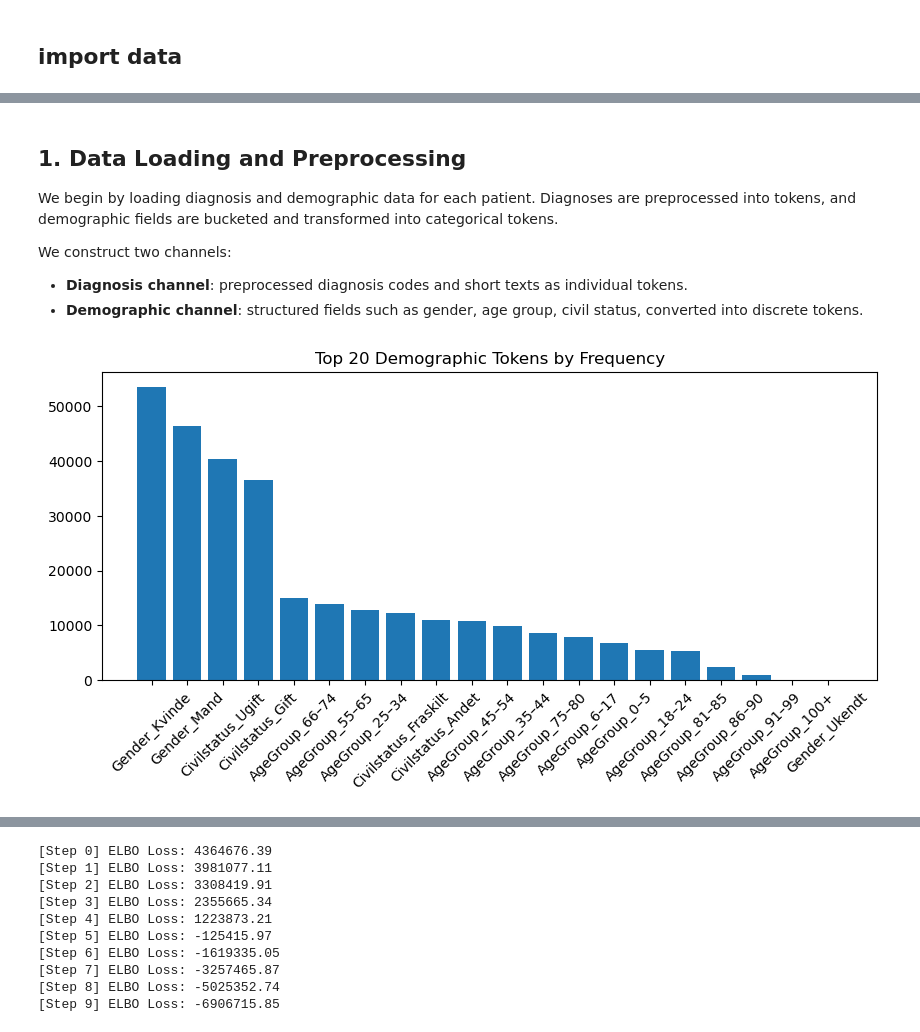
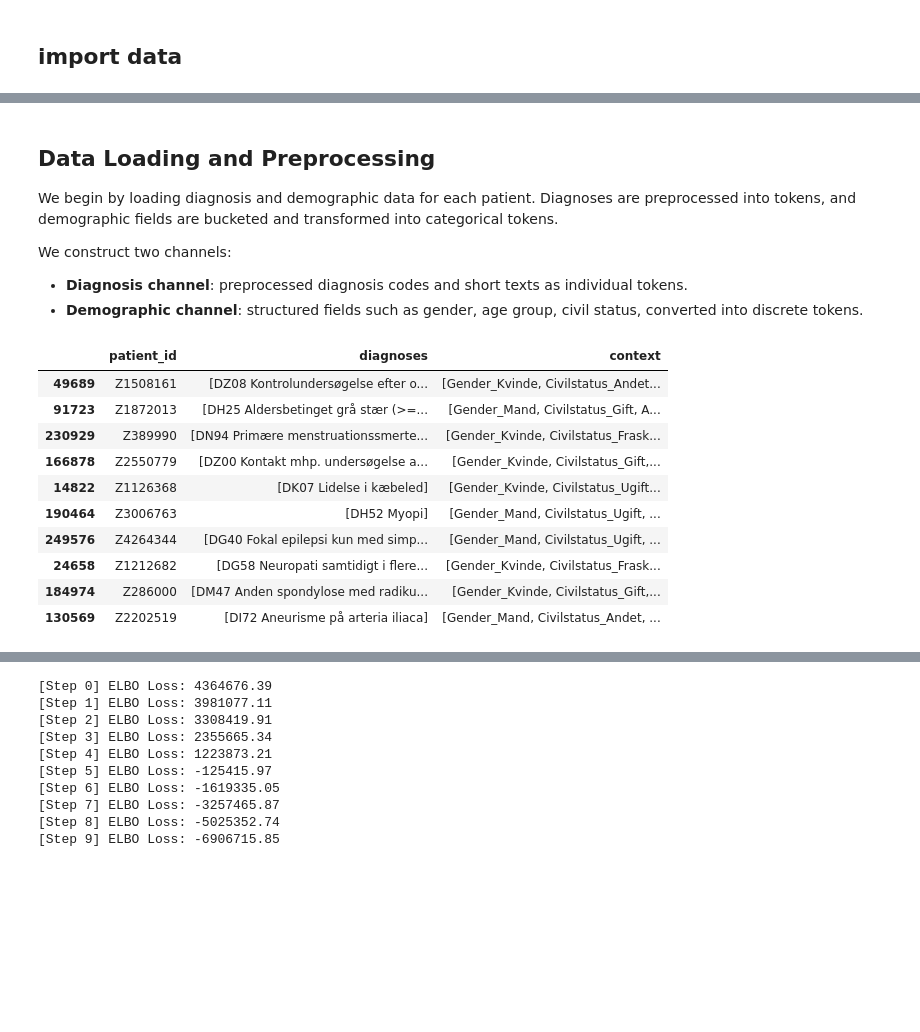
Before and after one commit to KarolineKlan/mbml_project, a Jupyter notebook: 3_MCLDA.ipynb, the cells around one changed output, grey strips where cells are left out. Saved outputs shown, nothing was run; the diff lists cells and outputs as text; code cells hidden in the pictures; blank space fills up the shorter version.

```diff
--- a/3_MCLDA.ipynb
+++ b/3_MCLDA.ipynb
@@ -66,5 +65,5 @@ df.head()
 # %% [markdown]
-## 1. Data Loading and Preprocessing
+## Data Loading and Preprocessing
 
 We begin by loading diagnosis and demographic data for each patient. Diagnoses are preprocessed into tokens, and demographic fields are bucketed and transformed into categorical tokens.
 
@@ -138,44 +137,42 @@ context_dict = (
     .to_dict()
 )
 
 
 # Create patient_df from diagnoses dictionary
 patient_df = pd.DataFrame([
     {"patient_id": pid, "diagnoses": diag}
     for pid, diag in diagnosis_per_patient.items()
 ])
 
 # Create context_df from context_dict
 context_df = pd.DataFrame.from_dict(
     {pid: {"context": tokens} for pid, tokens in context_dict.items()},
     orient="index"
 )
 
 
 patient_df["patient_id"] = patient_df["patient_id"].astype(str).str.strip()
 context_df.index = context_df.index.astype(str).str.strip()
 
 # Merge into one final dataframe
 patient_df = patient_df.set_index("patient_id").join(context_df, how="left").reset_index()
 
 patient_df = patient_df.dropna(subset=["diagnoses", "context"])
 
 
 # Sample a subset of 100,000 patients for training
 patient_df = patient_df.sample(100000, random_state=42)
 
-
-# visual representation of the top demographic tokens
-flat_tokens = [token for row in patient_df["context"] for token in row]
-token_counts = Counter(flat_tokens)
-
-top_tokens = token_counts.most_common(20)
-tokens, counts = zip(*top_tokens)
-
-plt.figure(figsize=(10, 4))
-plt.bar(tokens, counts)
-plt.xticks(rotation=45)
-plt.title("Top 20 Demographic Tokens by Frequency")
-plt.show()
+patient_df.head(10)
 # %% [output]
-[figure, removed]
+|  | patient_id | diagnoses | context |
+| 49689 | Z1508161 | [DZ08 Kontrolundersøgelse efter o... | [Gender_Kvinde, Civilstatus_Andet... |
+| 91723 | Z1872013 | [DH25 Aldersbetinget grå stær (>=... | [Gender_Mand, Civilstatus_Gift, A... |
+| 230929 | Z389990 | [DN94 Primære menstruationssmerte... | [Gender_Kvinde, Civilstatus_Frask... |
+| 166878 | Z2550779 | [DZ00 Kontakt mhp. undersøgelse a... | [Gender_Kvinde, Civilstatus_Gift,... |
+| 14822 | Z1126368 | [DK07 Lidelse i kæbeled] | [Gender_Kvinde, Civilstatus_Ugift... |
+| 190464 | Z3006763 | [DH52 Myopi] | [Gender_Mand, Civilstatus_Ugift, ... |
+| 249576 | Z4264344 | [DG40 Fokal epilepsi kun med simp... | [Gender_Mand, Civilstatus_Ugift, ... |
+| 24658 | Z1212682 | [DG58 Neuropati samtidigt i flere... | [Gender_Kvinde, Civilstatus_Frask... |
+| 184974 | Z286000 | [DM47 Anden spondylose med radiku... | [Gender_Kvinde, Civilstatus_Gift,... |
+| 130569 | Z2202519 | [DI72 Aneurisme på arteria iliaca] | [Gender_Mand, Civilstatus_Andet, ... |
```
Also changed, not shown: parts of 14 cells of this notebook, 1 other file.
